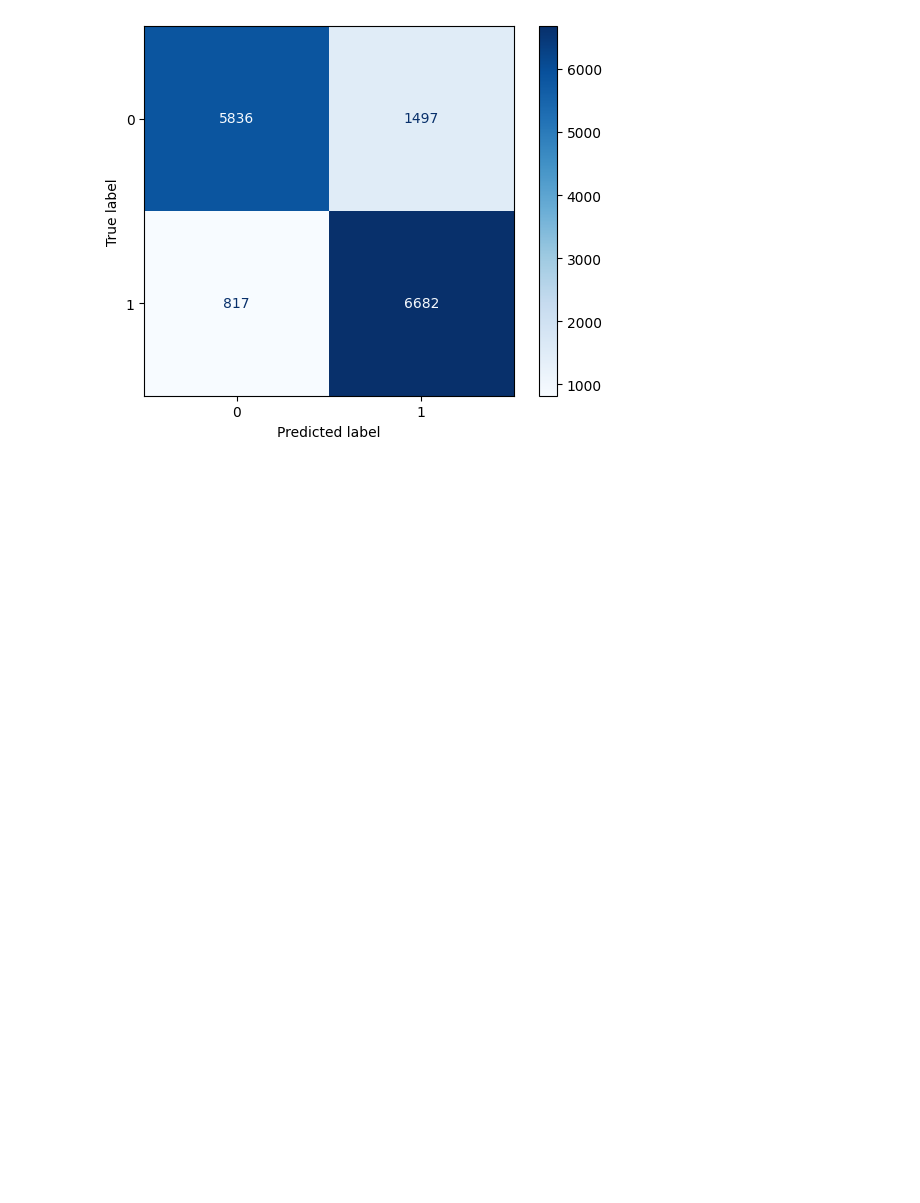
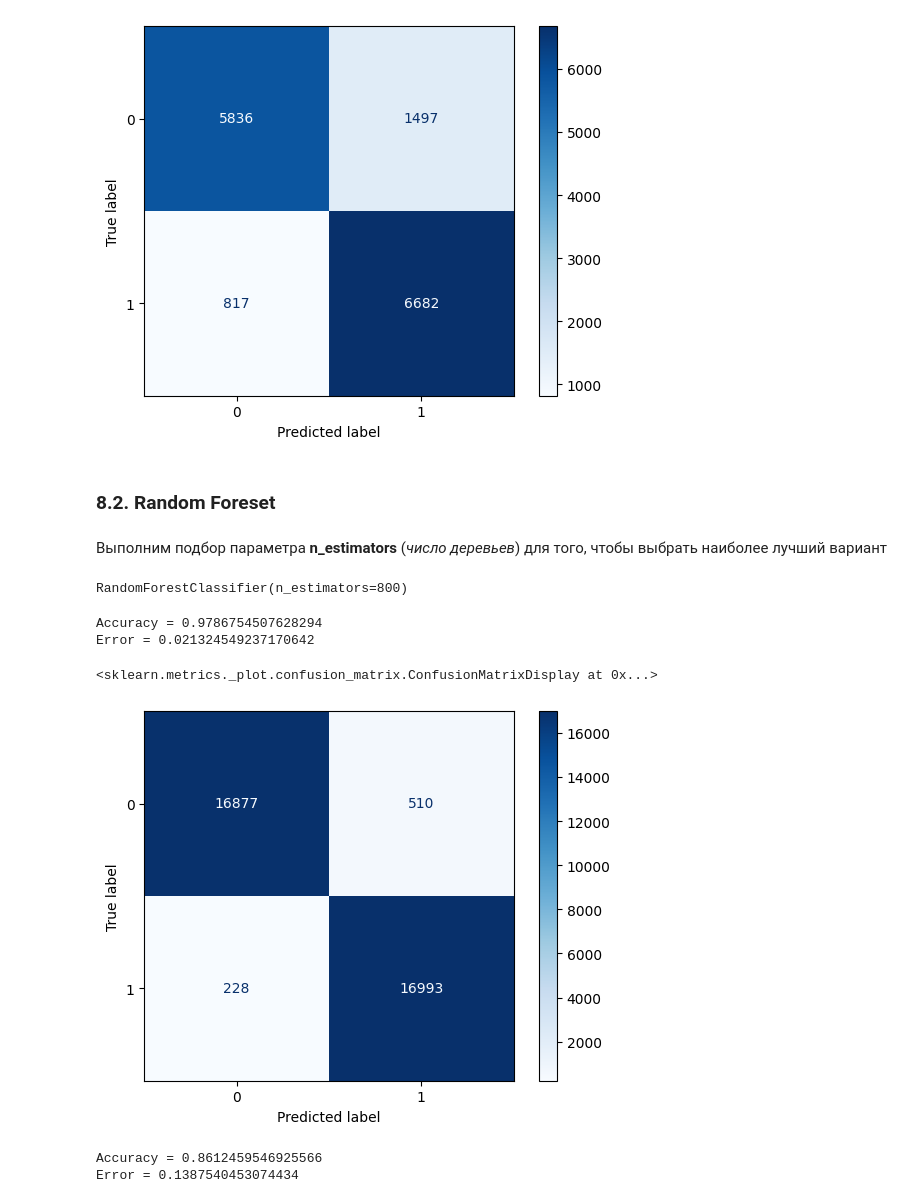
Before and after one commit to julivess/ML_course, a Jupyter notebook: salary_classification(1).ipynb, the cells around one changed output. Drawn from its saved outputs; the diff is of its cells as text; code cells hidden in the pictures; blank space fills up the shorter version.

```diff
--- a/salary_classification(1).ipynb
+++ b/salary_classification(1).ipynb
@@ -624,3 +604,5 @@ ConfusionMatrixDisplay.from_estimator(knn, X_test, y_test, cmap='Blues')
 # %% [output]
 <sklearn.metrics._plot.confusion_matrix.ConfusionMatrixDisplay at 0x...>
 [figure]
+# %% [markdown]
+### **8.2. Random Foresеt**
@@ -626,0 +611,28 @@ ConfusionMatrixDisplay.from_estimator(knn, X_test, y_test, cmap='Blues')
+# %% [markdown]
+Выполним подбор параметра **n_estimators** (*число деревьев*) для того, чтобы выбрать наиболее лучший вариант
+# %%
+rf = RandomForestClassifier(n_estimators=800)
+rf.fit(X_train, y_train)
+# %% [output]
+RandomForestClassifier(n_estimators=800)
+# %%
+y_train_predict = rf.predict(X_train)
+rf_accuracy_train = accuracy_score(y_train_predict, y_train)
+rf_err_train = 1 - rf_accuracy_train
+print(f"Accuracy = {rf_accuracy_train}\nError = {rf_err_train}")
+# %% [output]
+Accuracy = 0.9786754507628294
+Error = 0.021324549237170642
+# %%
+ConfusionMatrixDisplay.from_estimator(rf, X_train, y_train, cmap='Blues')
+# %% [output]
+<sklearn.metrics._plot.confusion_matrix.ConfusionMatrixDisplay at 0x...>
+[figure, added]
+# %%
+y_test_predict = rf.predict(X_test)
+rf_accuracy_test = accuracy_score(y_test_predict, y_test)
+rf_err_test = 1 - rf_accuracy_test
+print(f"Accuracy = {rf_accuracy_test}\nError = {rf_err_test}")
+# %% [output]
+Accuracy = 0.8612459546925566
+Error = 0.1387540453074434
```
Also changed, not shown: parts of 20 cells of this notebook.
